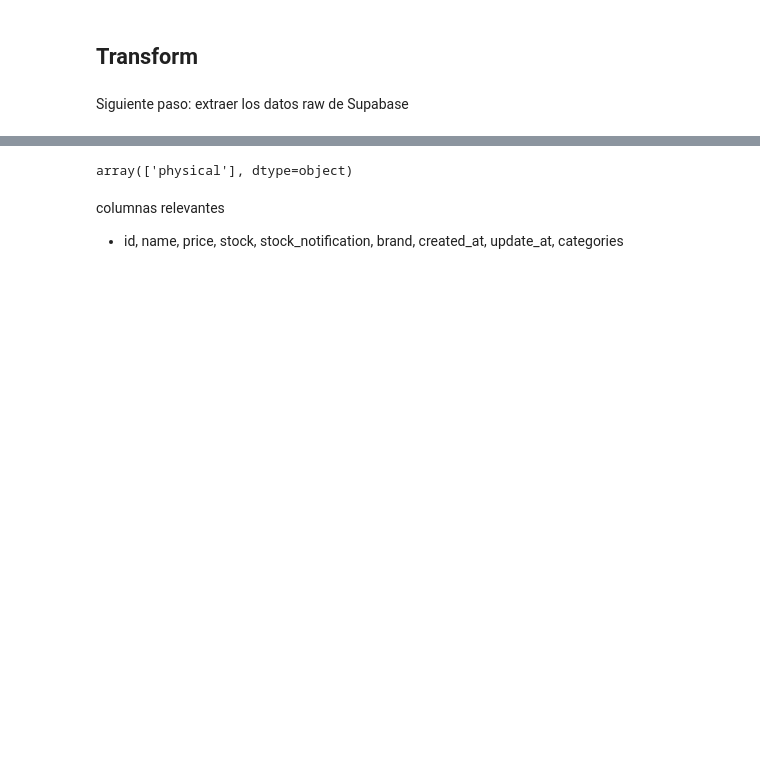
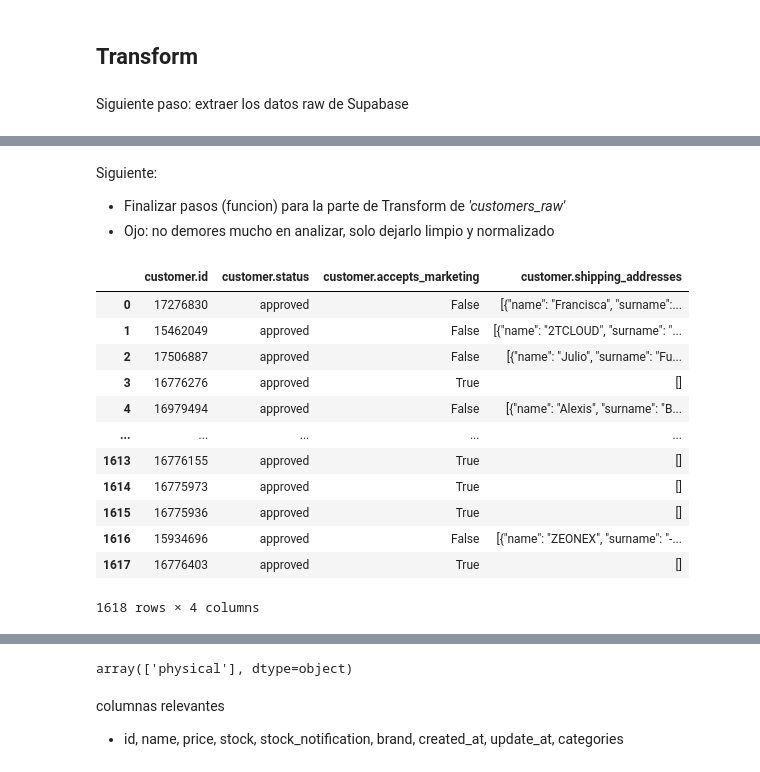
Before and after one commit to Halsey26/pipeline_perc, a Jupyter notebook: etl/pruebas_etl.ipynb, the cells around one changed output, grey strips where cells are left out. Saved outputs shown, nothing was run; the diff lists cells and outputs as text; code cells hidden in the pictures; blank space fills up the shorter version.

Commit message:
transform steps

```diff
--- a/etl/pruebas_etl.ipynb
+++ b/etl/pruebas_etl.ipynb
@@ -283,4 +310,4 @@ from dotenv import load_dotenv
 load_dotenv()
 url= os.environ.get("SUPABASE_URL")
 key= os.environ.get("SUPABASE_KEY")
-# supabase: Client = create_client(url, key)
+supabase: Client = create_client(url, key)
@@ -410,0 +366,8 @@ memory usage: 289.9+ KB
+# %%
+# endpoints
+# customers_raw=extract_supabase_raw(endpoint='customers')
+# products_raw= extract_supabase_raw('products')
+# orders_raw= extract_supabase_raw('orders')
+df_raw= {}
+for endpoint in tqdm(endpoints):
+    df_raw[f'{endpoint}_raw']= extract_supabase_raw(endpoint=endpoint)
@@ -410,0 +448,30 @@ memory usage: 289.9+ KB
+# %%
+# se eliminan columnas con muchos nulos o irrelevantes para analisis posterior
+columnas= df_raw['customers_raw'].columns.to_list()
+# columnas a filtrar
+columnas_filtro= ['customer.id',
+ 'customer.status',
+ 'customer.accepts_marketing',
+ 'customer.shipping_addresses']
+
+customer_df= df_raw['customers_raw'][columnas_filtro]
+# %% [markdown]
+Siguiente:
+- Finalizar pasos (funcion) para la parte de Transform de *'customers_raw'*
+- Ojo: no demores mucho en analizar, solo dejarlo limpio y normalizado
+# %%
+customer_df
+# %% [output]
+|  | customer.id | customer.status | customer.accepts_marketing | customer.shipping_addresses |
+| 0 | 17276830 | approved | False | [{"name": "Francisca", "surname":... |
+| 1 | 15462049 | approved | False | [{"name": "2TCLOUD", "surname": "... |
+| 2 | 17506887 | approved | False | [{"name": "Julio", "surname": "Fu... |
+| 3 | 16776276 | approved | True | [] |
+| 4 | 16979494 | approved | False | [{"name": "Alexis", "surname": "B... |
+| ... | ... | ... | ... | ... |
+| 1613 | 16776155 | approved | True | [] |
+| 1614 | 16775973 | approved | True | [] |
+| 1615 | 16775936 | approved | True | [] |
+| 1616 | 15934696 | approved | False | [{"name": "ZEONEX", "surname": "-... |
+| 1617 | 16776403 | approved | True | [] |
+1618 rows × 4 columns
```
Also changed, not shown: parts of 33 cells of this notebook.
